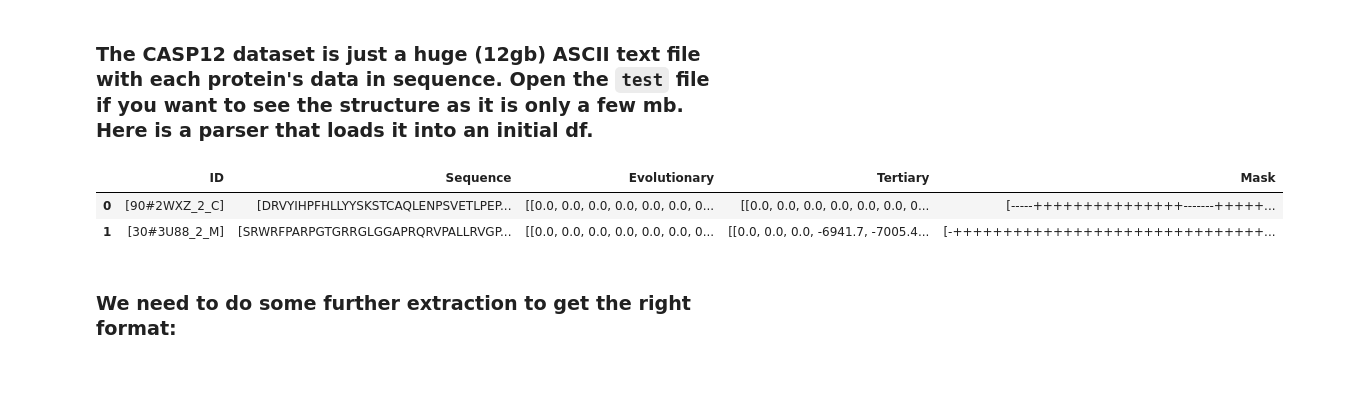
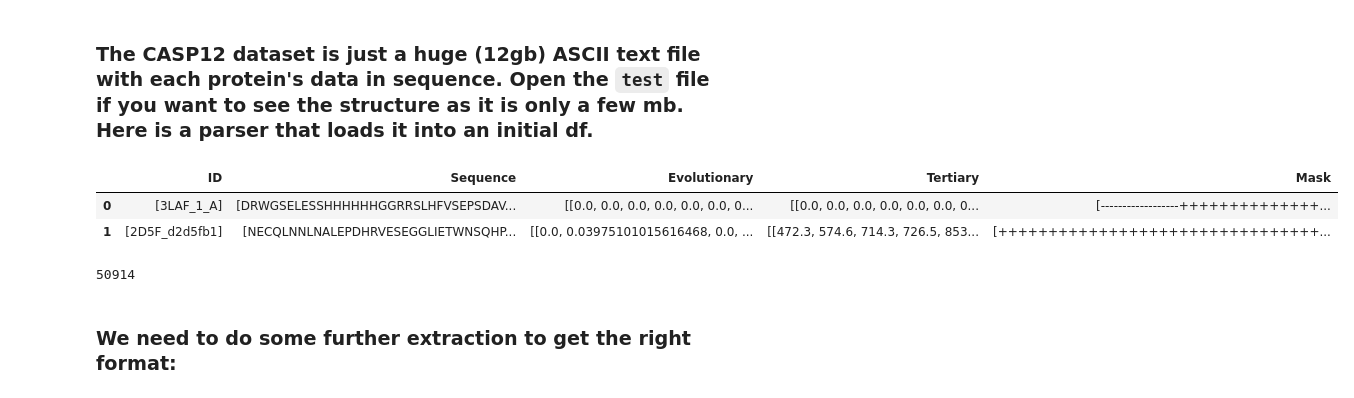
Before and after one commit to dmgonzalez8/TopoFold, a Jupyter notebook: protein_folding.ipynb, the cells around one changed output. Cells and saved outputs as stored; diff of their text form; code cells hidden in the pictures.

```diff
--- a/protein_folding.ipynb
+++ b/protein_folding.ipynb
@@ -9,6 +9,7 @@ warnings.filterwarnings('ignore')
 ### The CASP12 dataset is just a huge (12gb) ASCII text file with each protein's data in sequence. Open the `test` file if you want to see the structure as it is only a few mb. Here is a parser that loads it into an initial df.
 # %%
 import pandas as pd
+from tqdm import tqdm
 
 def parse_protein_data(file_path, n):
     # Initialize lists to store data
@@ -23,7 +24,7 @@ def parse_protein_data(file_path, n):
     count = 0
 
     with open(file_path, 'r') as file:
-        for line in file:
+        for line in tqdm(file):
             line = line.strip()
             if line.startswith('[ID]'):
                 # Save previous protein data if exists
@@ -71,14 +72,18 @@ def parse_protein_data(file_path, n):
     return df
 # %%
 # Usage example
-file_path = './data/validation'
-number_of_proteins = 300  # Set how many proteins you want to load
+file_path = './data/training_95'
+number_of_proteins = 90000  # Set how many proteins you want to load
 protein_df = parse_protein_data(file_path, number_of_proteins)
 protein_df.head(2)
 # %% [output]
 |  | ID | Sequence | Evolutionary | Tertiary | Mask |
-| 0 | [90#2WXZ_2_C] | [DRVYIHPFHLLYYSKSTCAQLENPSVETLPEP... | [[0.0, 0.0, 0.0, 0.0, 0.0, 0.0, 0... | [[0.0, 0.0, 0.0, 0.0, 0.0, 0.0, 0... | [-----+++++++++++++++-------+++++... |
-| 1 | [30#3U88_2_M] | [SRWRFPARPGTGRRGLGGAPRQRVPALLRVGP... | [[0.0, 0.0, 0.0, 0.0, 0.0, 0.0, 0... | [[0.0, 0.0, 0.0, -6941.7, -7005.4... | [-+++++++++++++++++++++++++++++++... |
+| 0 | [3LAF_1_A] | [DRWGSELESSHHHHHHGGRRSLHFVSEPSDAV... | [[0.0, 0.0, 0.0, 0.0, 0.0, 0.0, 0... | [[0.0, 0.0, 0.0, 0.0, 0.0, 0.0, 0... | [------------------++++++++++++++... |
+| 1 | [2D5F_d2d5fb1] | [NECQLNNLNALEPDHRVESEGGLIETWNSQHP... | [[0.0, 0.03975101015616468, 0.0, ... | [[472.3, 574.6, 714.3, 726.5, 853... | [++++++++++++++++++++++++++++++++... |
+# %%
+len(protein_df)
+# %% [output]
+50914
 # %% [markdown]
 ### We need to do some further extraction to get the right format:
 # %%
```
Also changed, not shown: parts of 7 cells of this notebook, 7 other files.
